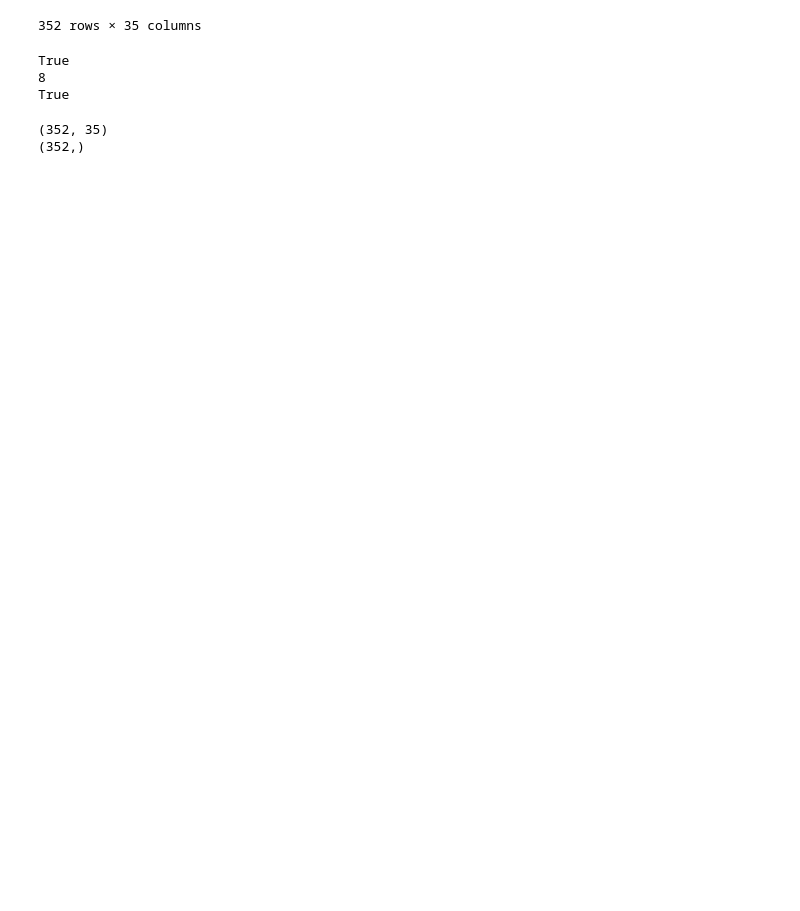
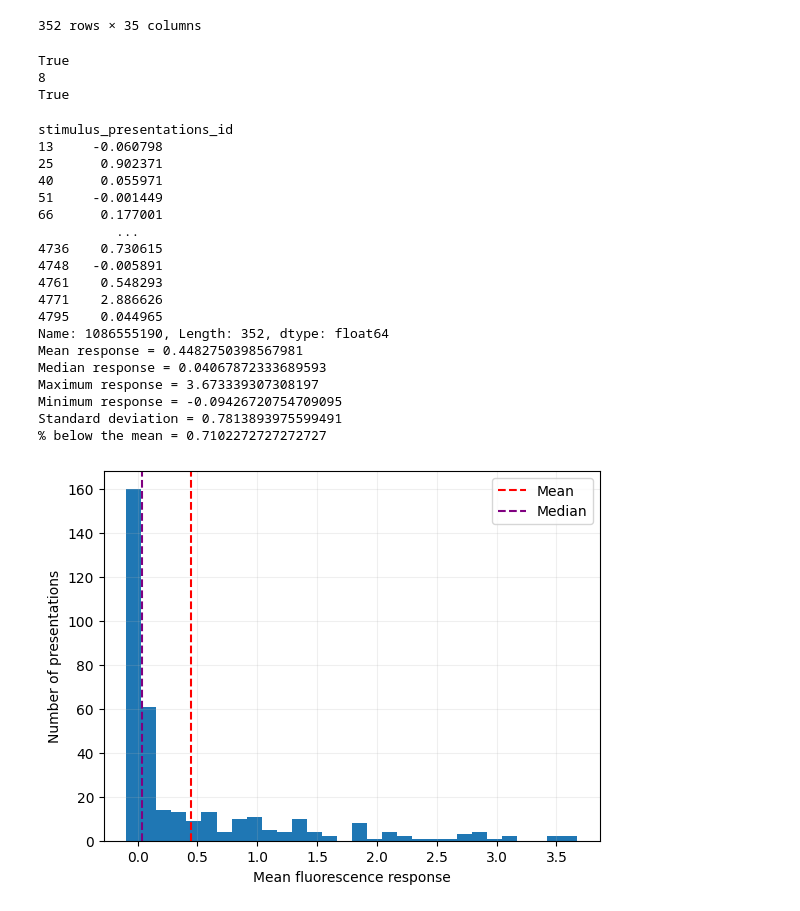
Before and after one commit to Elltropy/neural-population-analysis, a Jupyter notebook: 00_dataset_audit.ipynb, the cells around one changed output. Cells and saved outputs as stored; diff of their text form; code cells hidden in the pictures; blank space fills up the shorter version.

Commit message:
Analyizing the first neuron of the candidate session

```diff
--- a/00_dataset_audit.ipynb
+++ b/00_dataset_audit.ipynb
@@ -310,11 +310,43 @@ True
 # %%
 from src.response_matrix import build_response_matrix
 
+X, Y = build_response_matrix(data, 1005018474)
 
-X, y = build_response_matrix(data, 1005018474)
+neuron = X.iloc[:, 0]
+print(neuron)
 
-print(X.shape)
-print(y.shape)
+plt.hist(neuron, bins=30)
+plt.grid(alpha = 0.2)
+plt.xlabel('Mean fluorescence response')
+plt.ylabel('Number of presentations')
+plt.axvline(neuron.mean(), linestyle = '--', color = 'red', label = 'Mean')
+plt.axvline(neuron.median(), linestyle = '--', color = 'purple', label = 'Median')
+plt.legend()
+
+print('Mean response =',neuron.mean())
+print('Median response =',neuron.median())
+print('Maximum response =',neuron.max())
+print('Minimum response =',neuron.min())
+print('Standard deviation =',neuron.std())
+print("% below the mean =",neuron[neuron < neuron.mean()].size / neuron.size)
 # %% [output]
-(352, 35)
-(352,)
+stimulus_presentations_id
+13     -0.060798
+25      0.902371
+40      0.055971
+51     -0.001449
+66      0.177001
+          ...
+4736    0.730615
+4748   -0.005891
+4761    0.548293
+4771    2.886626
+4795    0.044965
+Name: 1086555190, Length: 352, dtype: float64
+Mean response = 0.4482750398567981
+Median response = 0.04067872333689593
+Maximum response = 3.673339307308197
+Minimum response = -0.09426720754709095
+Standard deviation = 0.7813893975599491
+% below the mean = 0.7102272727272727
+[figure, added]
```
Also changed, not shown: parts of 3 cells of this notebook.
